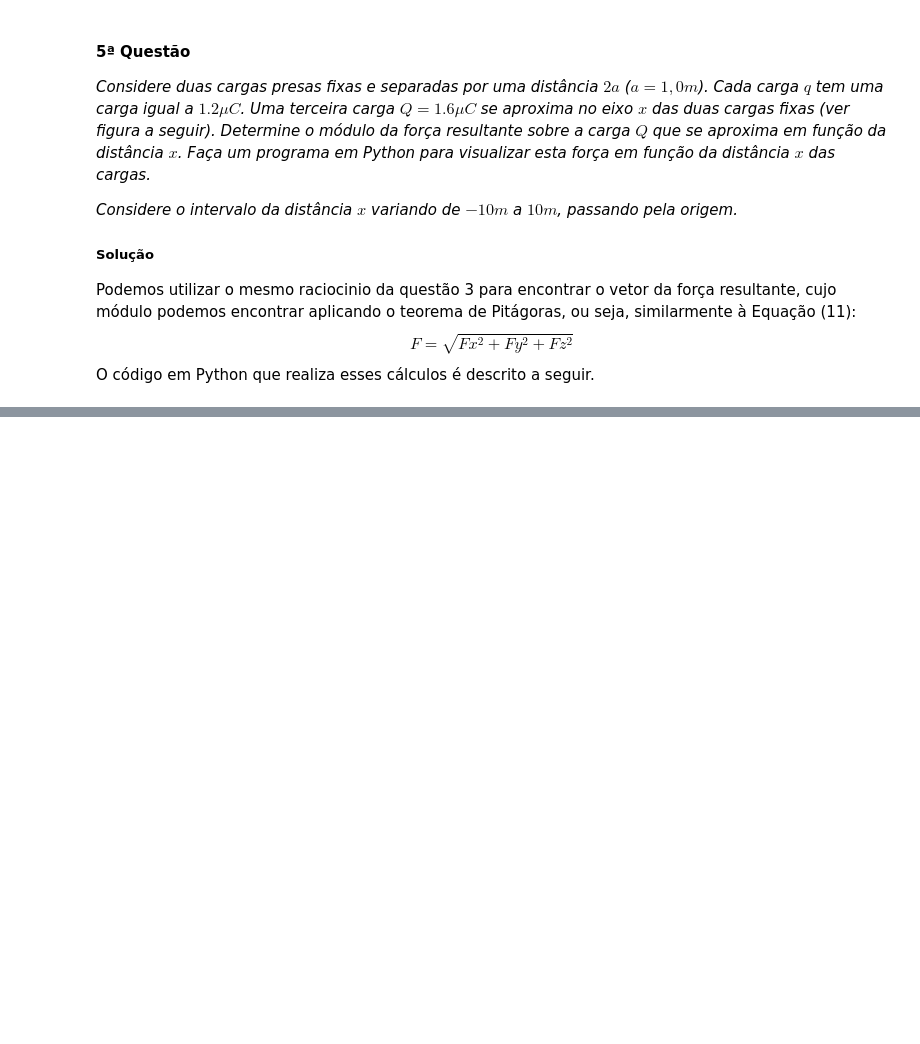
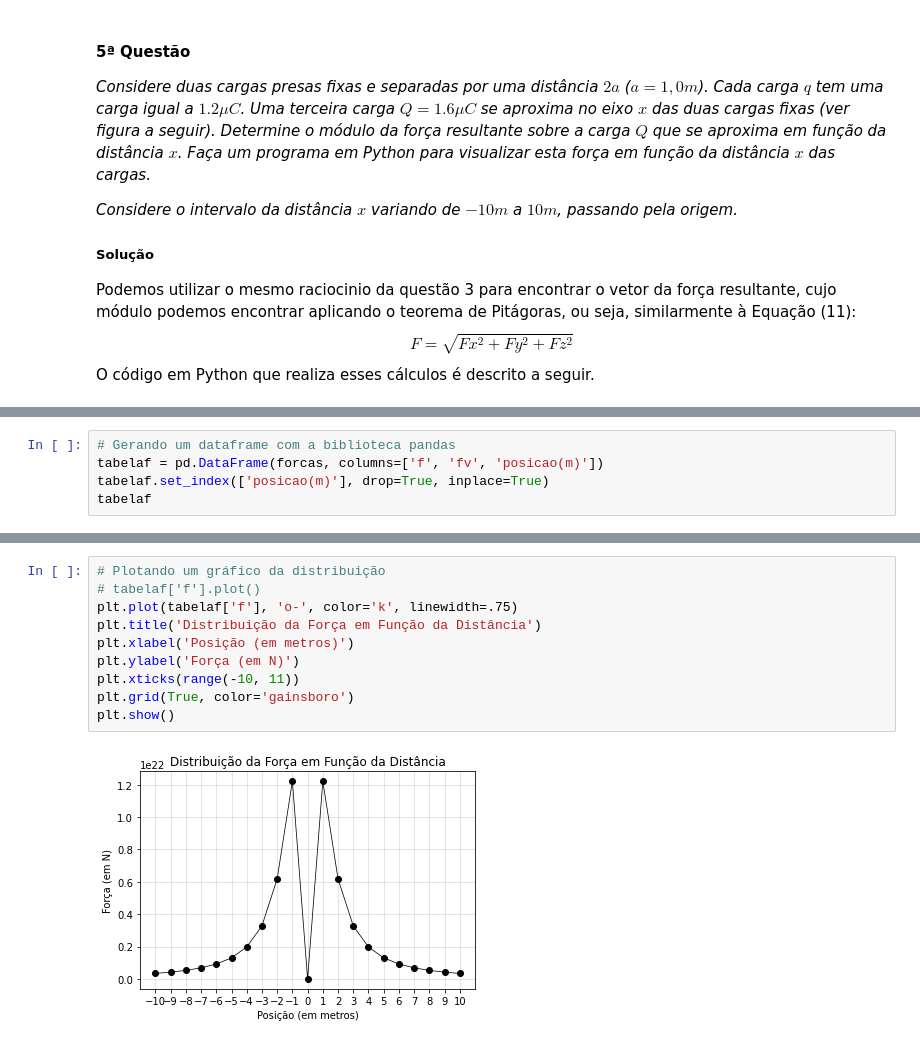
Before and after one commit to samicoluiz/physics_project, a Jupyter notebook: campo_eletrico.ipynb, the cells around one changed output, grey strips where cells are left out. Drawn from its saved outputs; the diff is of its cells as text; blank space fills up the shorter version.

```diff
--- a/campo_eletrico.ipynb
+++ b/campo_eletrico.ipynb
@@ -355,0 +388,5 @@ print(F5)
+# %%
+# Gerando um dataframe com a biblioteca pandas
+tabelaf = pd.DataFrame(forcas, columns=['f', 'fv', 'posicao(m)'])
+tabelaf.set_index(['posicao(m)'], drop=True, inplace=True)
+tabelaf
@@ -355,0 +412,12 @@ print(F5)
+# %%
+# Plotando um gráfico da distribuição
+# tabelaf['f'].plot()
+plt.plot(tabelaf['f'], 'o-', color='k', linewidth=.75)
+plt.title('Distribuição da Força em Função da Distância')
+plt.xlabel('Posição (em metros)')
+plt.ylabel('Força (em N)')
+plt.xticks(range(-10, 11))
+plt.grid(True, color='gainsboro')
+plt.show()
+# %% [output]
+[figure, added]
```
Also changed, not shown: parts of 7 cells of this notebook, 1 other file.
